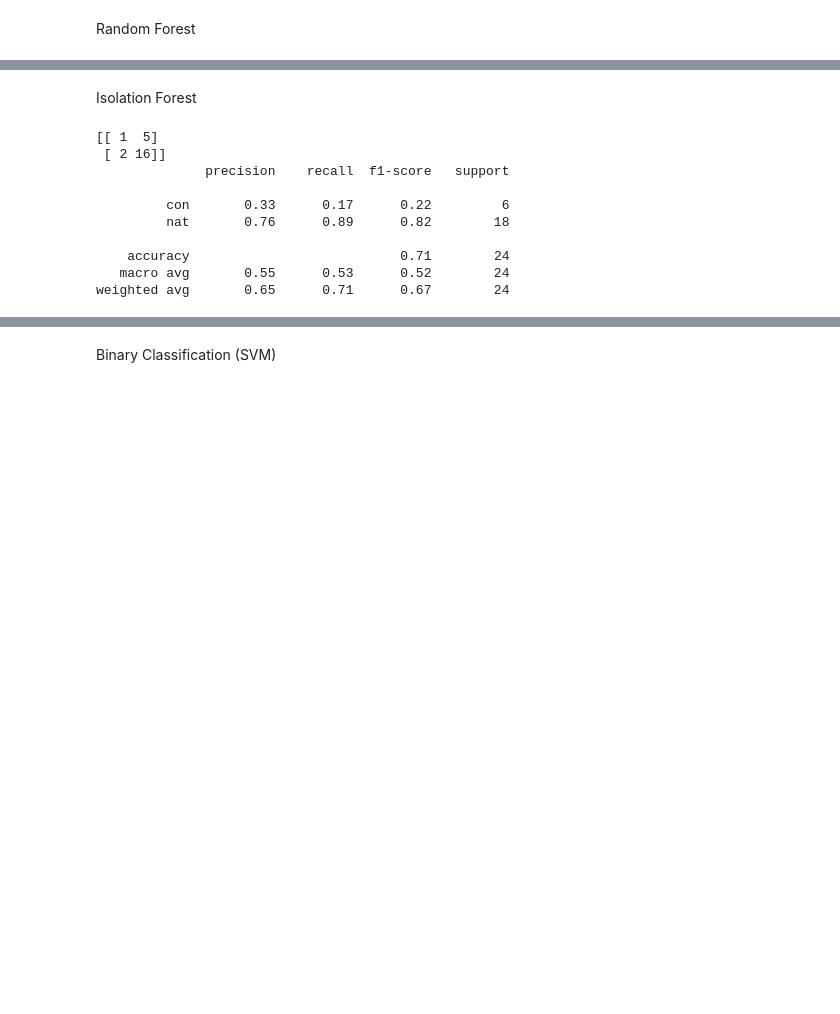
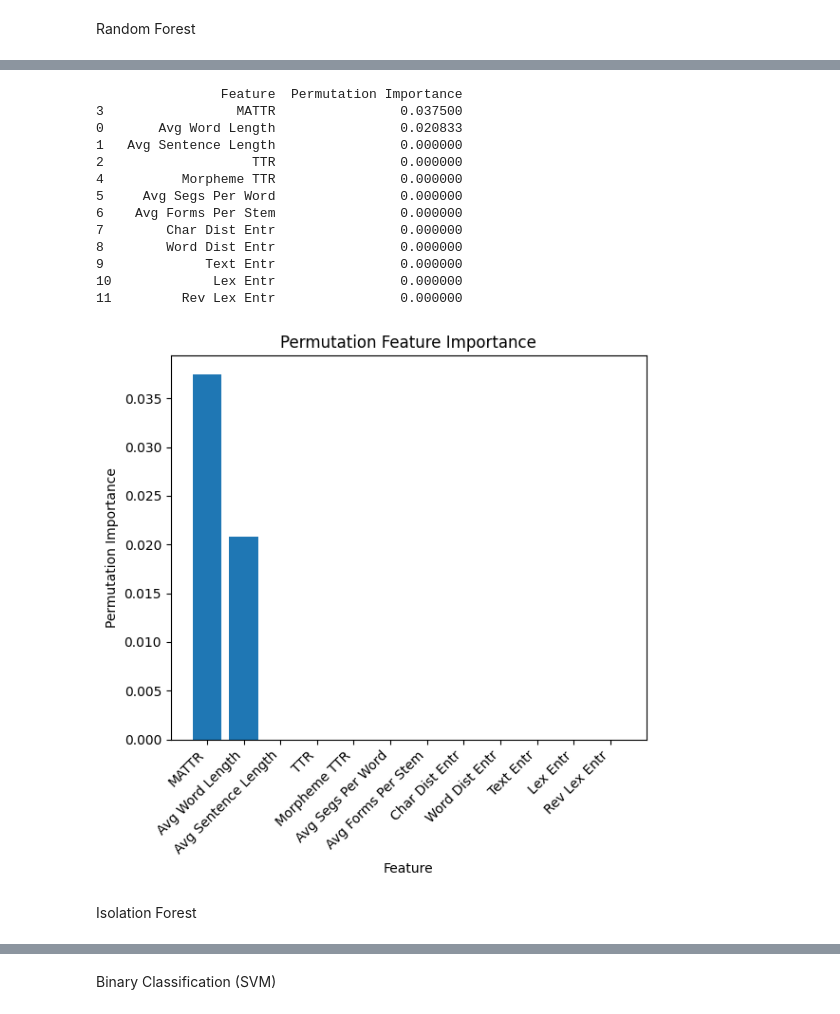
Before and after one commit to kirbergerconnor/iscl-thesis, a Jupyter notebook: classification.ipynb, the cells around one changed output, grey strips where cells are left out. Drawn from its saved outputs; the diff is of its cells as text; code cells hidden in the pictures; blank space fills up the shorter version.

```diff
--- a/classification.ipynb
+++ b/classification.ipynb
@@ -472,27 +460,32 @@ Feature Importances: [0.07176794 0.11529727 0.06169929 0.26500725 0.03518273 0.0
+# %%
+# Plotting permutation feature importance for Finetuned RandomForest (refer to https://www.geeksforgeeks.org/feature-importance-with-random-forests/)
+
+result = permutation_importance(best_rf, X, y, n_repeats=10, random_state=42, n_jobs=-1)
+perm_imp_df = pd.DataFrame({'Feature': data.columns[2:].values, 'Permutation Importance': result.importances_mean}).sort_values('Permutation Importance', ascending=False)
+print(perm_imp_df)
+
+plt.figure(figsize=(6, 6))
+plt.bar(perm_imp_df['Feature'], perm_imp_df['Permutation Importance'])
+plt.xlabel('Feature')
+plt.ylabel('Permutation Importance')
+plt.title('Permutation Feature Importance')
+plt.xticks(rotation=45, ha='right')  # Adjust rotation for better visibility
+plt.tight_layout()
+plt.show()
+# %% [output]
+                Feature  Permutation Importance
+3                 MATTR                0.037500
+0       Avg Word Length                0.020833
+1   Avg Sentence Length                0.000000
+2                   TTR                0.000000
+4          Morpheme TTR                0.000000
+5     Avg Segs Per Word                0.000000
+6    Avg Forms Per Stem                0.000000
+7        Char Dist Entr                0.000000
+8        Word Dist Entr                0.000000
+9             Text Entr                0.000000
+10             Lex Entr                0.000000
+11         Rev Lex Entr                0.000000
+[figure, added]
 # %% [markdown]
 Isolation Forest
-# %%
-# Isolation Forest without Finetuning
-
-X, y = data.iloc[:,2:].values.round(decimals=3), data.iloc[:,1].map({'con':0, 'nat':1}).values
-# X_train, X_test, y_train, y_test = train_test_split(X, y, stratify=y, test_size=0.2, random_state=42)
-
-clf = IsolationForest(contamination=0.1, random_state=42)
-clf.fit(X)
-
-predictions = clf.predict(X)
-predicted_types = ['con' if p == -1 else 'nat' for p in predictions]
-
-print(confusion_matrix(y, predicted_types))
-print(classification_report(y, predicted_types, target_names=['con', 'nat']))
-# %% [output]
-[[ 1  5]
- [ 2 16]]
-              precision    recall  f1-score   support
-
-         con       0.33      0.17      0.22         6
-         nat       0.76      0.89      0.82        18
-
-    accuracy                           0.71        24
-   macro avg       0.55      0.53      0.52        24
-weighted avg       0.65      0.71      0.67        24
```
Also changed, not shown: parts of 16 cells of this notebook, 6 other files.
